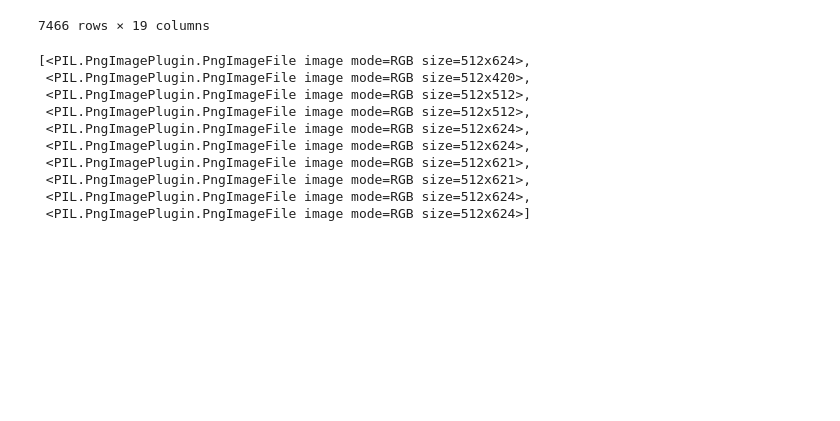
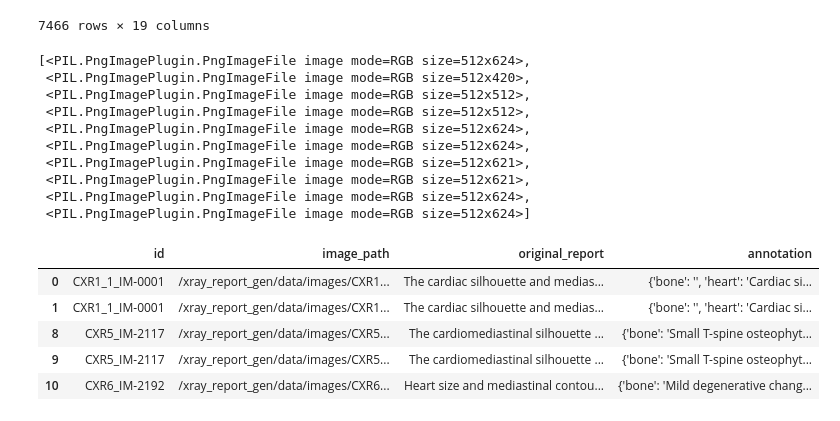
Before and after one commit to freinque/xray_report_gen, a Jupyter notebook: notebooks/data_prep.ipynb, the cells around one changed output. Cells and saved outputs as stored; diff of their text form; code cells hidden in the pictures; blank space fills up the shorter version.

```diff
--- a/notebooks/data_prep.ipynb
+++ b/notebooks/data_prep.ipynb
@@ -269,3 +269,24 @@ output_file = os.path.join(DATA_PATH, 'finetune_data_train.json')
 with open(output_file, 'w') as f:
     import json
     json.dump(data, f, indent=4)
+# %%
+df = pd.read_csv(os.path.join(DATA_PATH, 'data_prep.csv'))
+
+df['image_path'] = df['image_filename']
+df['original_report'] = df['original_report']
+df[('annotation')] = df['annotation']
+
+df_train = df[(df['split'] == 'train') & df['image_found']][['id', 'image_path', 'original_report', 'annotation']]
+
+images = df_train.groupby('id').apply(lambda df: list(df['image_path']) )
+reports = df_train.groupby('id').apply(lambda df: df['original_report'].mode()[0] )
+annotations = df_train.groupby('id').apply(lambda df: df['annotation'].mode()[0] )
+# %%
+df_train.head()
+# %% [output]
+|  | id | image_path | original_report | annotation |
+| 0 | CXR1_1_IM-0001 | /xray_report_gen/data/images/CXR1... | The cardiac silhouette and medias... | {'bone': '', 'heart': 'Cardiac si... |
+| 1 | CXR1_1_IM-0001 | /xray_report_gen/data/images/CXR1... | The cardiac silhouette and medias... | {'bone': '', 'heart': 'Cardiac si... |
+| 8 | CXR5_IM-2117 | /xray_report_gen/data/images/CXR5... | The cardiomediastinal silhouette ... | {'bone': 'Small T-spine osteophyt... |
+| 9 | CXR5_IM-2117 | /xray_report_gen/data/images/CXR5... | The cardiomediastinal silhouette ... | {'bone': 'Small T-spine osteophyt... |
+| 10 | CXR6_IM-2192 | /xray_report_gen/data/images/CXR6... | Heart size and mediastinal contou... | {'bone': 'Mild degenerative chang... |
```
Also changed, not shown: parts of 4 cells of this notebook, 8 other files.
